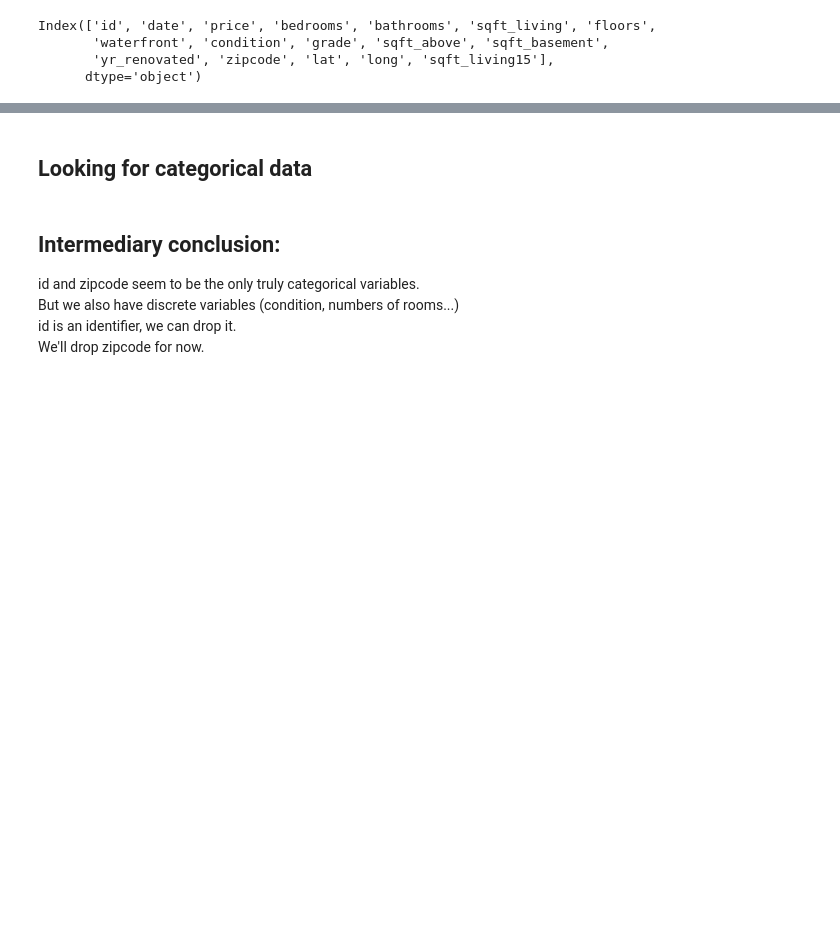
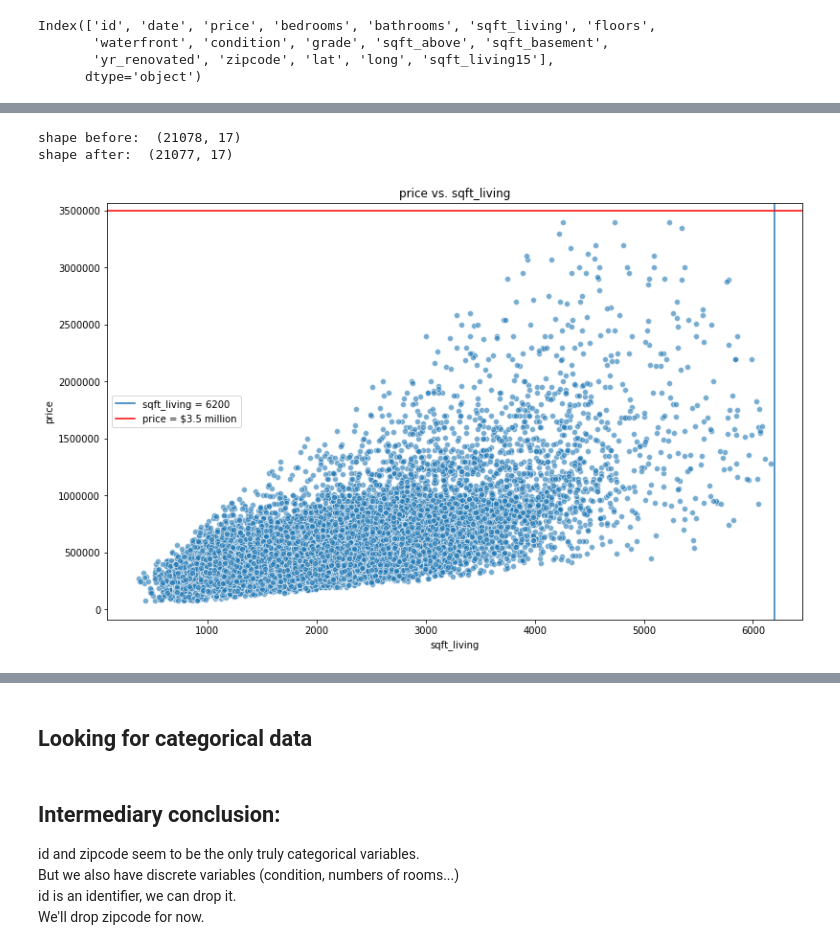
Before and after one commit to poariston/dsc-mod-2-project-v2-1-online-ds-pt-120919, a Jupyter notebook: poariston_FullTrack01.ipynb, the cells around one changed output, grey strips where cells are left out. Saved outputs shown, nothing was run; the diff lists cells and outputs as text; code cells hidden in the pictures; blank space fills up the shorter version.

```diff
--- a/poariston_FullTrack01.ipynb
+++ b/poariston_FullTrack01.ipynb
@@ -477,0 +517,19 @@ Index(['id', 'date', 'price', 'bedrooms', 'bathrooms', 'sqft_living', 'floors',
+# %%
+print('shape before: ',df.shape)
+df=df.loc[(df['sqft_living'] < 6200) & (df['price']<3500000)]
+print('shape after: ',df.shape)
+# %% [output]
+shape before:  (21078, 17)
+shape after:  (21077, 17)
+# %%
+# checking ...
+df_plot2=df[['price','sqft_living']]
+plt.figure(figsize=(13,8))
+sns.scatterplot(x='sqft_living', y='price',data=df_plot2,alpha=0.6)
+plt.axvline(x=6200, label=('sqft_living = 6200'))
+plt.axhline(y=3500000, label=('price = $3.5 million'),color = 'r')
+plt.title('price vs. sqft_living')
+plt.legend()
+plt.show();
+# %% [output]
+[figure, added]
```
Also changed, not shown: parts of 11 cells of this notebook.
